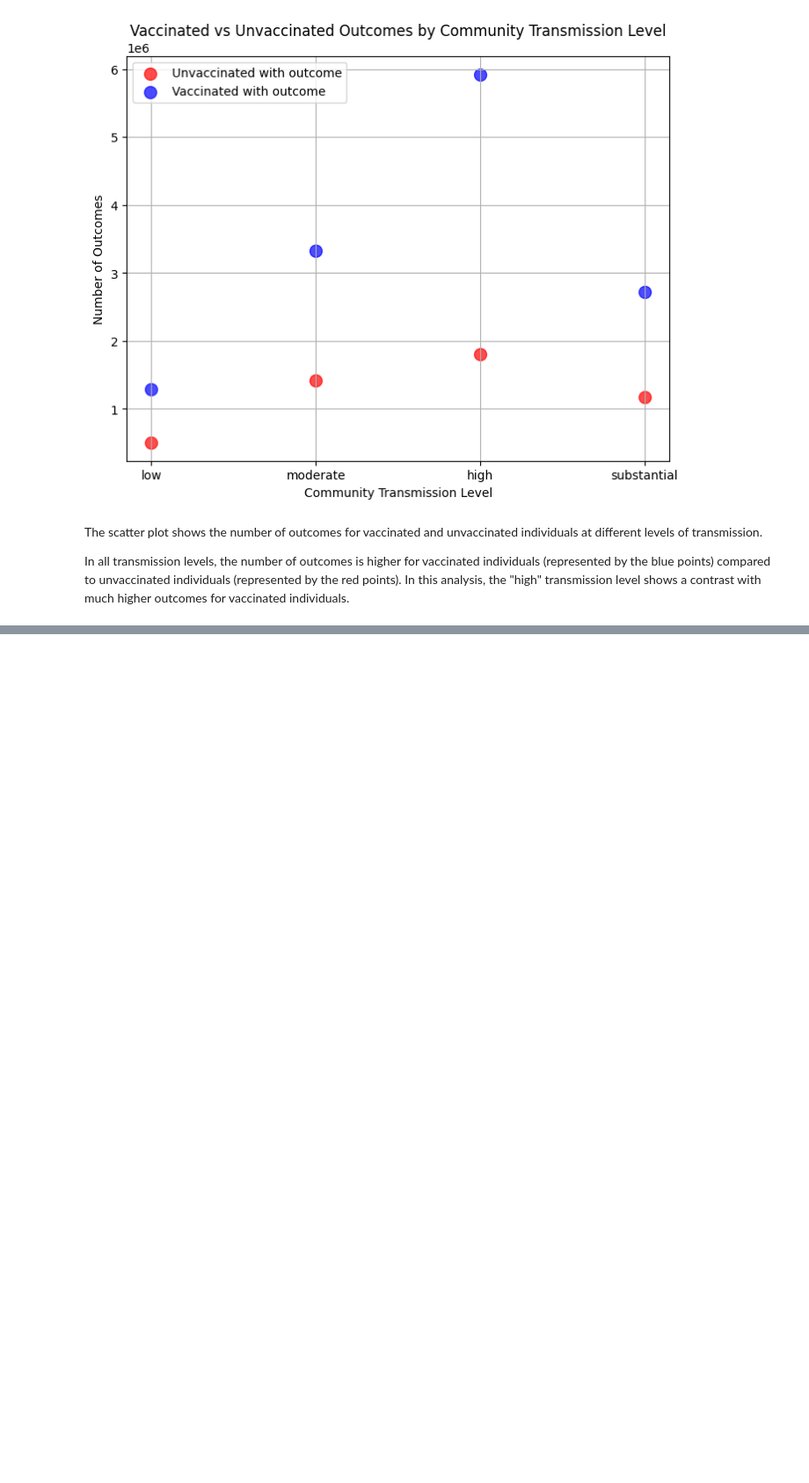
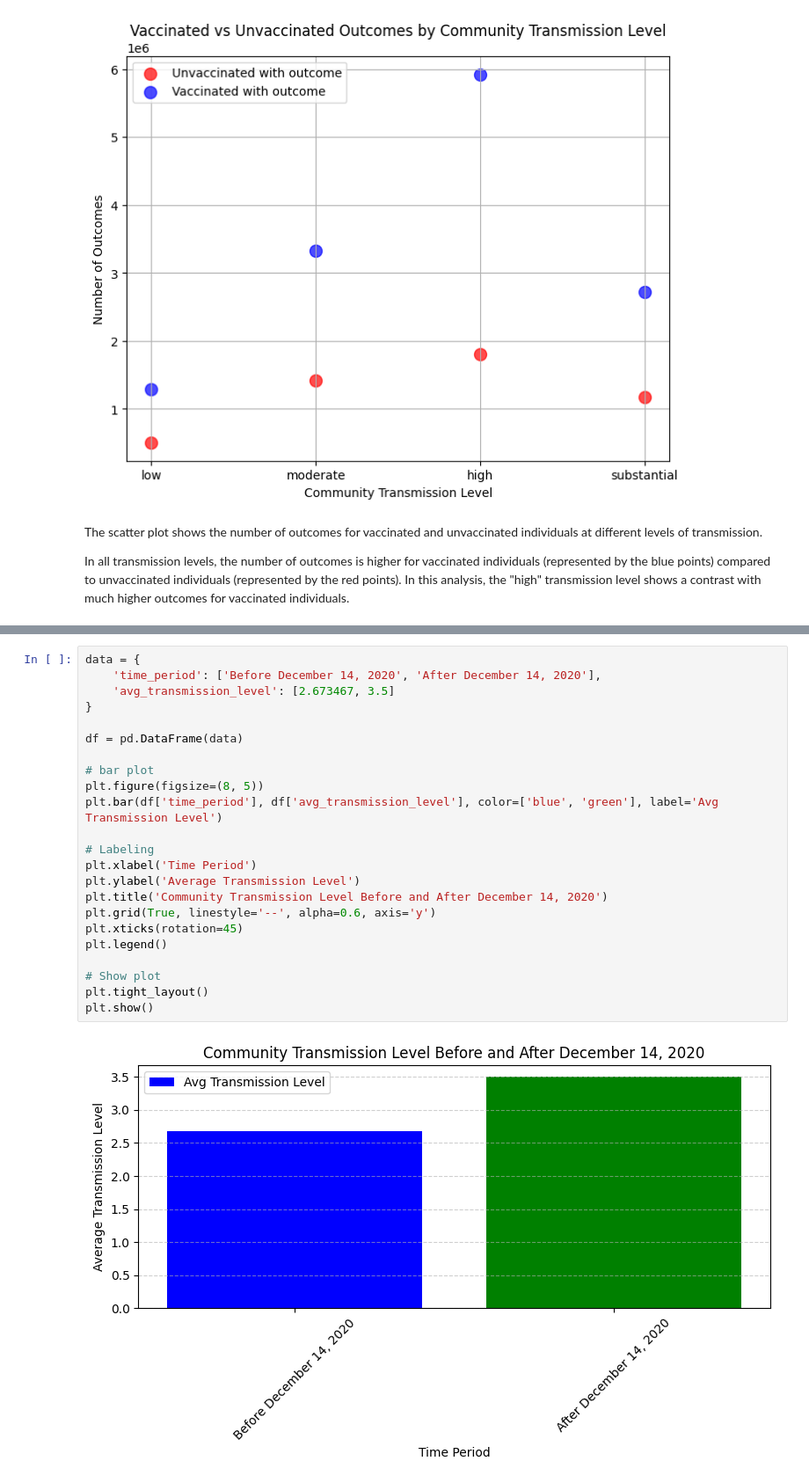
Before and after one commit to belakap/Covid-19-analysis, a Jupyter notebook: 03_Exploratory_Analysis.ipynb, the cells around one changed output, grey strips where cells are left out. Shown at 88% size. Saved outputs shown, nothing was run; the diff lists cells and outputs as text; blank space fills up the shorter version.

```diff
--- a/03_Exploratory_Analysis.ipynb
+++ b/03_Exploratory_Analysis.ipynb
@@ -732,0 +770,25 @@ with much higher outcomes for vaccinated individuals.
+# %%
+data = {
+    'time_period': ['Before December 14, 2020', 'After December 14, 2020'],
+    'avg_transmission_level': [2.673467, 3.5]
+}
+
+df = pd.DataFrame(data)
+
+# bar plot
+plt.figure(figsize=(8, 5))
+plt.bar(df['time_period'], df['avg_transmission_level'], color=['blue', 'green'], label='Avg Transmission Level')
+
+# Labeling
+plt.xlabel('Time Period')
+plt.ylabel('Average Transmission Level')
+plt.title('Community Transmission Level Before and After December 14, 2020')
+plt.grid(True, linestyle='--', alpha=0.6, axis='y')
+plt.xticks(rotation=45)
+plt.legend()
+
+# Show plot
+plt.tight_layout()
+plt.show()
+# %% [output]
+[figure, added]
```
Also changed, not shown: parts of 4 cells of this notebook.
